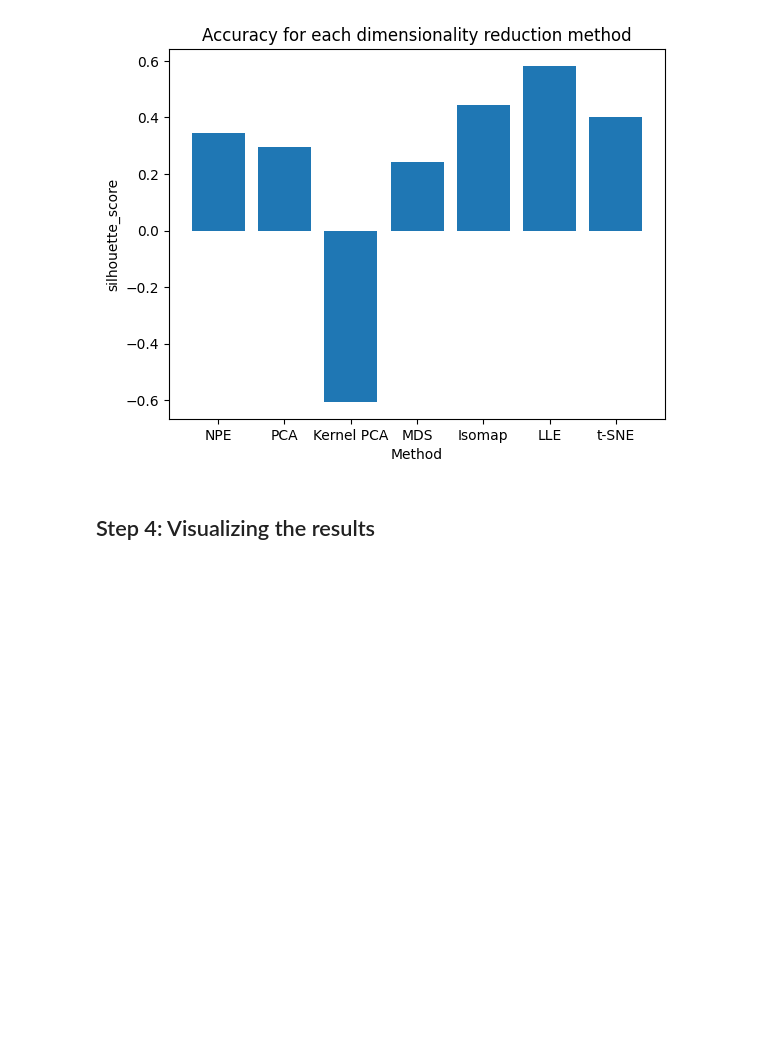
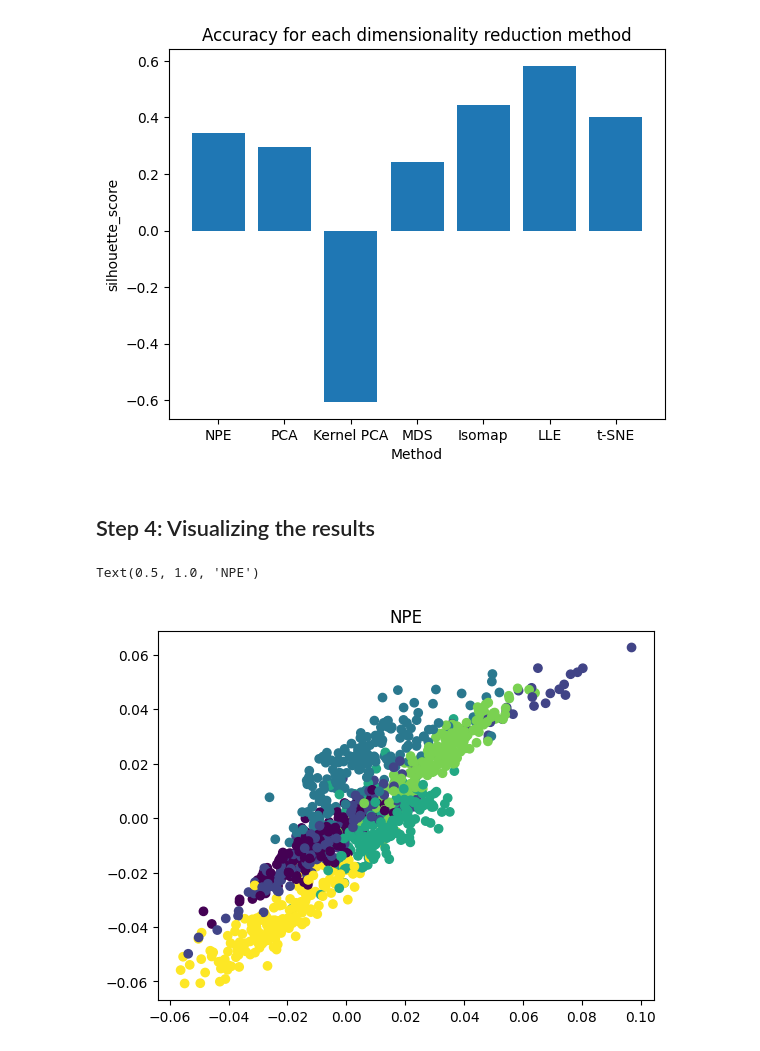
Before and after one commit to thomasverardo/NPE, a Jupyter notebook: NPE_implementation.ipynb, the cells around one changed output. Saved outputs shown, nothing was run; the diff lists cells and outputs as text; code cells hidden in the pictures; blank space fills up the shorter version.

```diff
--- a/NPE_implementation.ipynb
+++ b/NPE_implementation.ipynb
@@ -341,6 +357,12 @@ plt.show()
 [figure]
 # %% [markdown]
 ## Step 4: Visualizing the results
+# %%
+plt.scatter(x_train_transformed[:, 0], x_train_transformed[:, 1], c=y)
+plt.title("NPE")
+# %% [output]
+Text(0.5, 1.0, 'NPE')
+[figure, added]
 # %%
 fig, axs = plt.subplots(2, 4, figsize=(20, 10))
 axs = axs.ravel()
```
Also changed, not shown: parts of 13 cells of this notebook.
